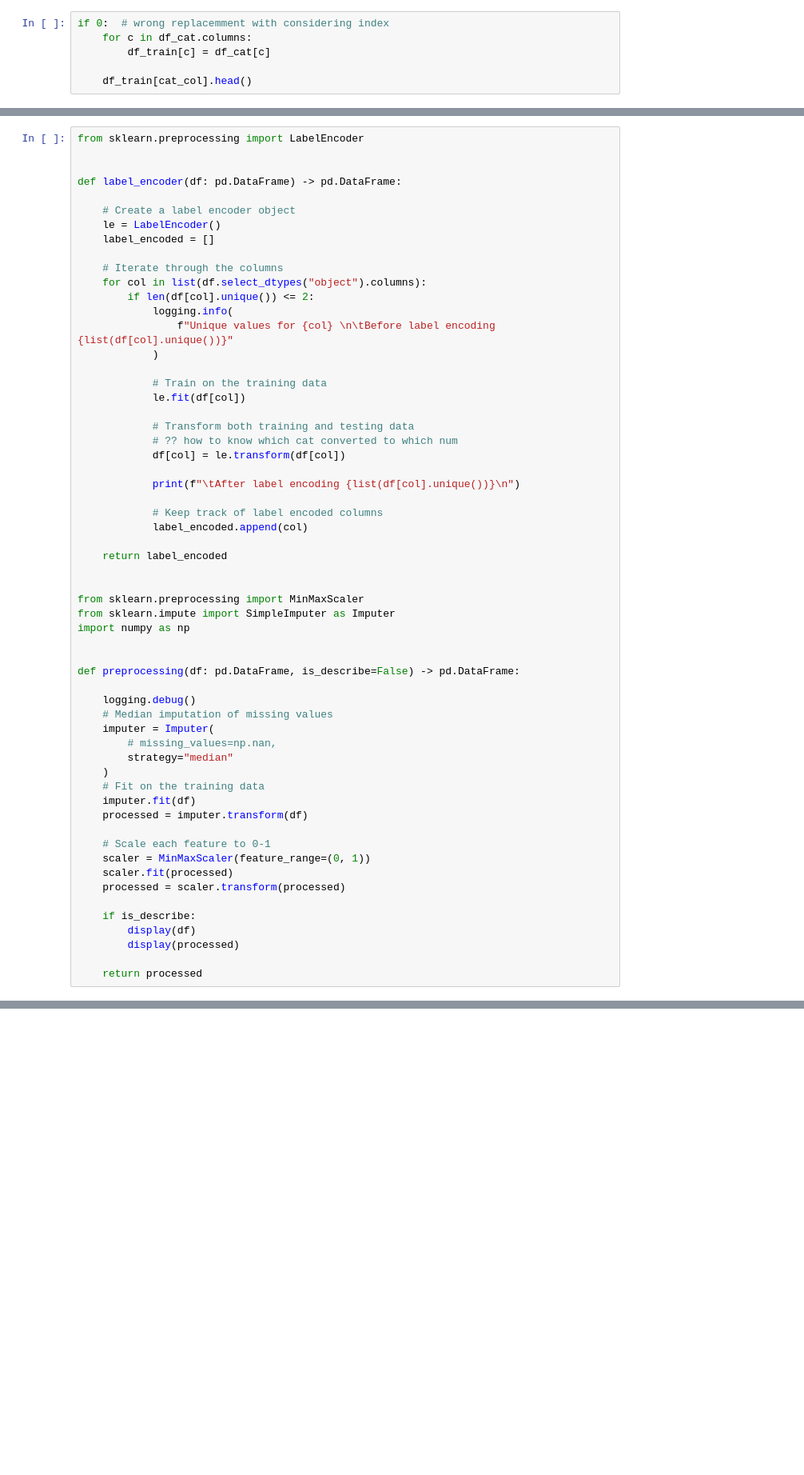
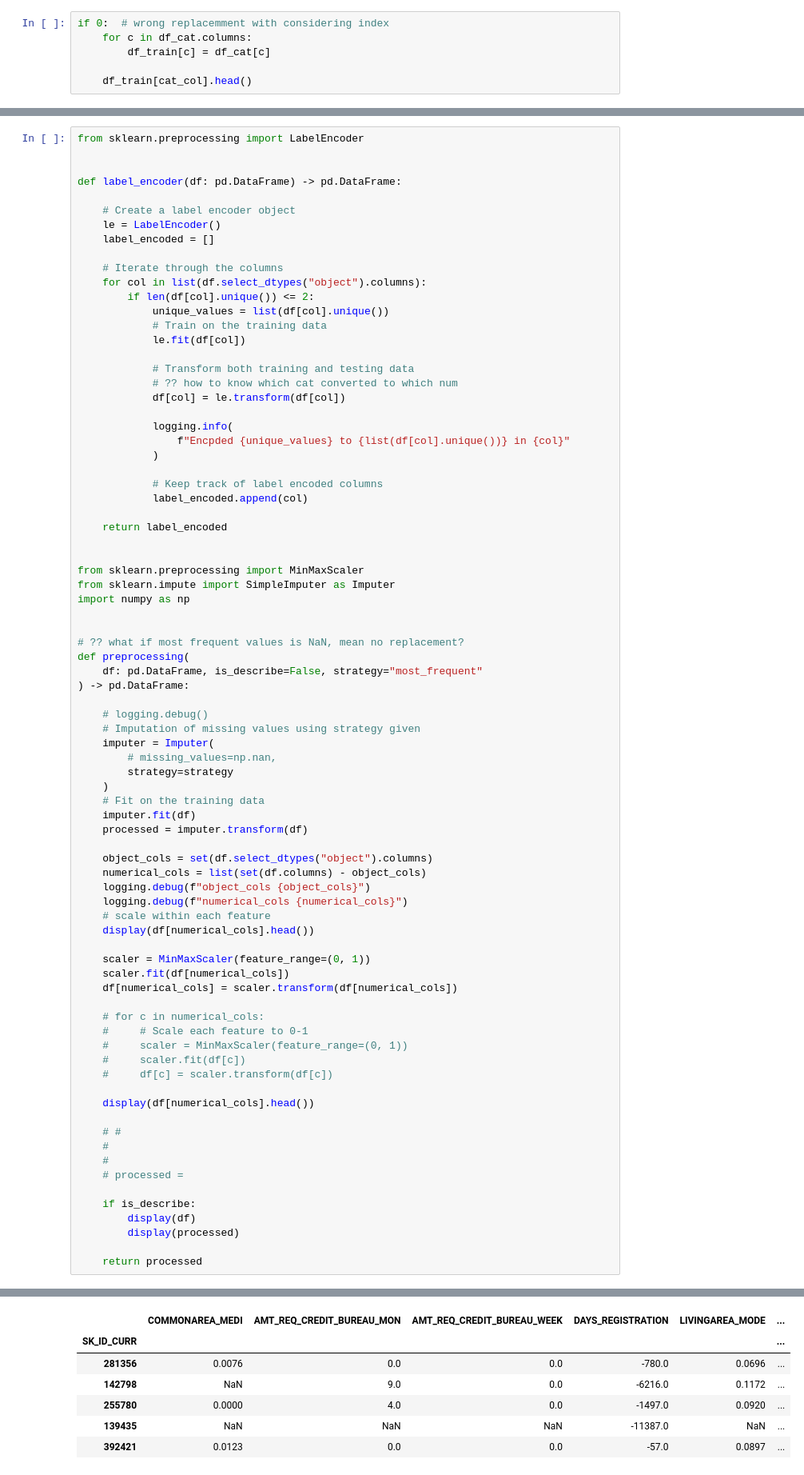
Before and after one commit to VincentChong123/kaggle-home-credit-default-risk, a Jupyter notebook: 2018/predict.ipynb, the cells around one changed output, grey strips where cells are left out. Shown: that part at 80% size. Saved outputs shown, nothing was run; the diff lists cells and outputs as text; blank space fills up the shorter version.

Commit message:
scaler

```diff
--- a/2018/predict.ipynb
+++ b/2018/predict.ipynb
@@ -202,10 +213,7 @@ def label_encoder(df: pd.DataFrame) -> pd.DataFrame:
     # Iterate through the columns
     for col in list(df.select_dtypes("object").columns):
         if len(df[col].unique()) <= 2:
-            logging.info(
-                f"Unique values for {col} \n\tBefore label encoding {list(df[col].unique())}"
-            )
-
+            unique_values = list(df[col].unique())
             # Train on the training data
             le.fit(df[col])
 
@@ -213,7 +221,9 @@ def label_encoder(df: pd.DataFrame) -> pd.DataFrame:
             # ?? how to know which cat converted to which num
             df[col] = le.transform(df[col])
 
-            print(f"\tAfter label encoding {list(df[col].unique())}\n")
+            logging.info(
+                f"Encpded {unique_values} to {list(df[col].unique())} in {col}"
+            )
 
             # Keep track of label encoded columns
             label_encoded.append(col)
@@ -226,25 +236,48 @@ from sklearn.impute import SimpleImputer as Imputer
 import numpy as np
 
 
-def preprocessing(df: pd.DataFrame, is_describe=False) -> pd.DataFrame:
+# ?? what if most frequent values is NaN, mean no replacement?
+def preprocessing(
+    df: pd.DataFrame, is_describe=False, strategy="most_frequent"
+) -> pd.DataFrame:
 
-    logging.debug()
-    # Median imputation of missing values
+    # logging.debug()
+    # Imputation of missing values using strategy given
     imputer = Imputer(
         # missing_values=np.nan,
-        strategy="median"
+        strategy=strategy
     )
     # Fit on the training data
     imputer.fit(df)
     processed = imputer.transform(df)
 
-    # Scale each feature to 0-1
+    object_cols = set(df.select_dtypes("object").columns)
+    numerical_cols = list(set(df.columns) - object_cols)
+    logging.debug(f"object_cols {object_cols}")
+    logging.debug(f"numerical_cols {numerical_cols}")
+    # scale within each feature
+    display(df[numerical_cols].head())
+
     scaler = MinMaxScaler(feature_range=(0, 1))
-    scaler.fit(processed)
-    processed = scaler.transform(processed)
+    scaler.fit(df[numerical_cols])
+    df[numerical_cols] = scaler.transform(df[numerical_cols])
+
+    # for c in numerical_cols:
+    #     # Scale each feature to 0-1
+    #     scaler = MinMaxScaler(feature_range=(0, 1))
+    #     scaler.fit(df[c])
+    #     df[c] = scaler.transform(df[c])
+
+    display(df[numerical_cols].head())
+
+    # #
+    #
+    #
+    # processed =
 
     if is_describe:
         display(df)
         display(processed)
 
     return processed
+# %% [output]
@@ -250,0 +285,7 @@ def preprocessing(df: pd.DataFrame, is_describe=False) -> pd.DataFrame:
+|  | COMMONAREA_MEDI | AMT_REQ_CREDIT_BUREAU_MON | AMT_REQ_CREDIT_BUREAU_WEEK | DAYS_REGISTRATION | LIVINGAREA_MODE | ... |
+| SK_ID_CURR |  |  |  |  |  | ... |
+| 281356 | 0.0076 | 0.0 | 0.0 | -780.0 | 0.0696 | ... |
+| 142798 | NaN | 9.0 | 0.0 | -6216.0 | 0.1172 | ... |
+| 255780 | 0.0000 | 4.0 | 0.0 | -1497.0 | 0.0920 | ... |
+| 139435 | NaN | NaN | NaN | -11387.0 | NaN | ... |
+| 392421 | 0.0123 | 0.0 | 0.0 | -57.0 | 0.0897 | ... |
```
Also changed, not shown: parts of 14 cells of this notebook, 1 other file.
